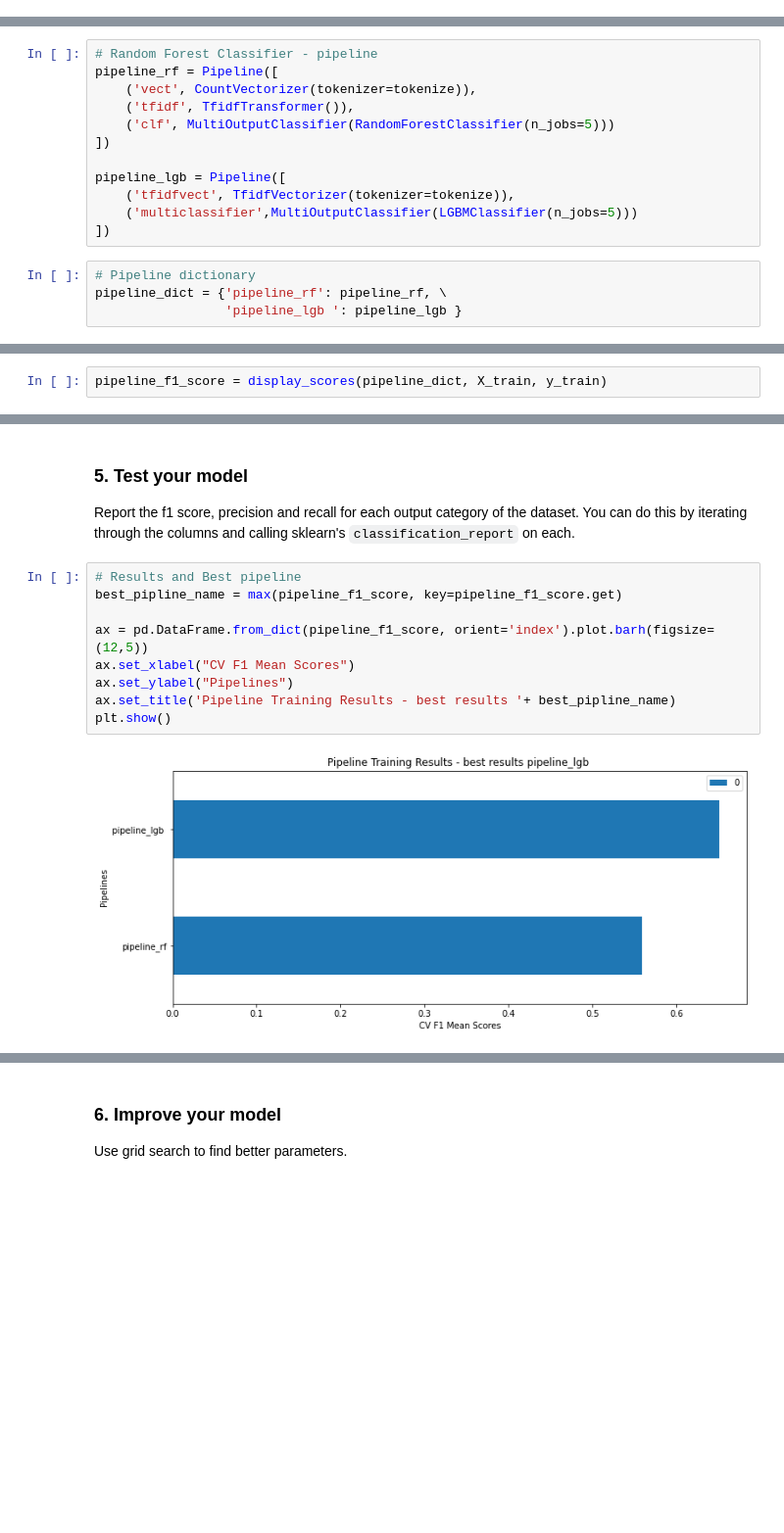
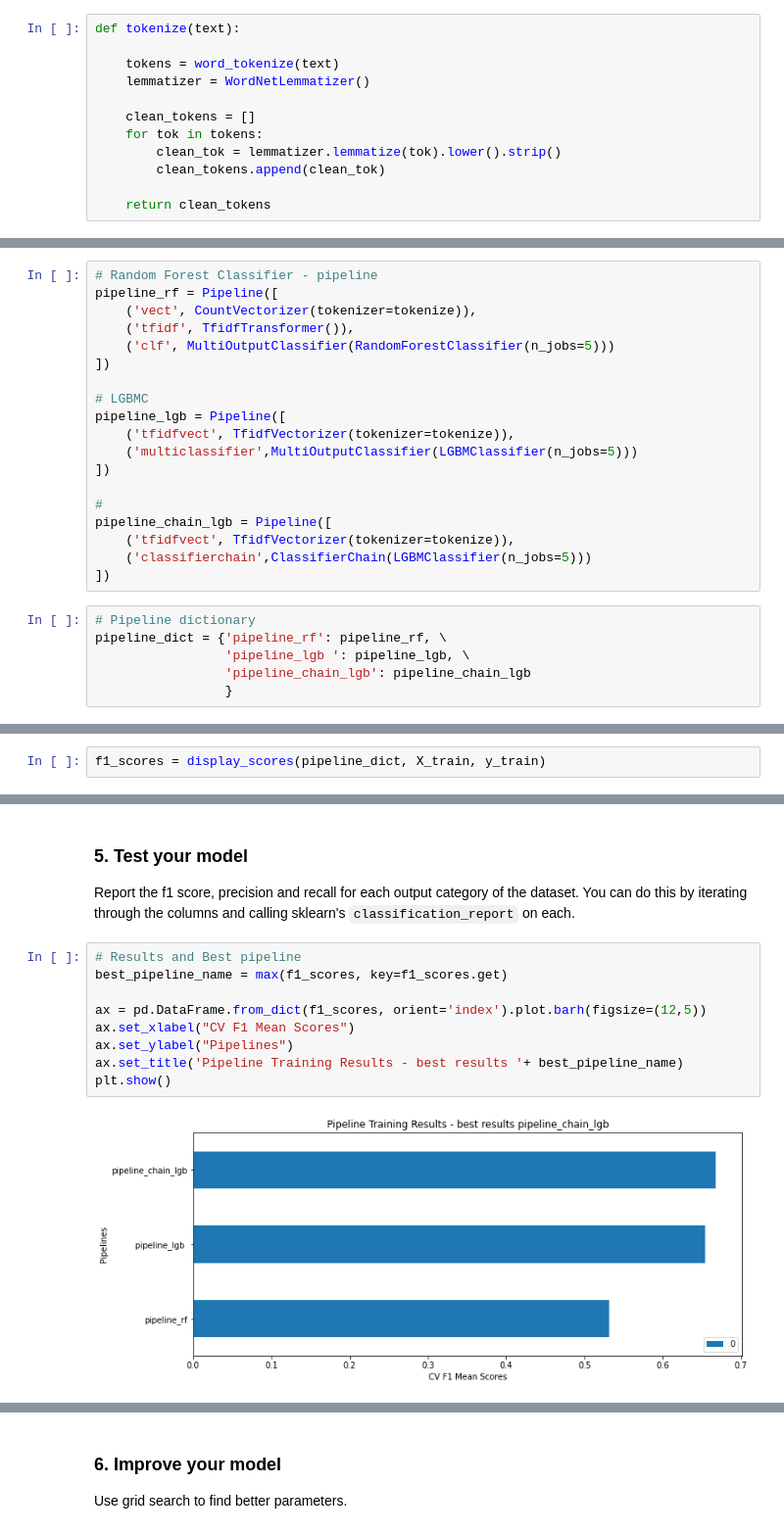
Before and after one commit to waltersmac/Disaster-Response-Pipelines, a Jupyter notebook: notebooks/ML Pipeline Preparation.ipynb, the cells around one changed output, grey strips where cells are left out. Shown at 98% size. Cells and saved outputs as stored; diff of their text form; blank space fills up the shorter version.

```diff
--- a/notebooks/ML Pipeline Preparation.ipynb
+++ b/notebooks/ML Pipeline Preparation.ipynb
@@ -92,3 +71,15 @@ def tokenize(text):
+# %%
+def tokenize(text):
+
+    tokens = word_tokenize(text)
+    lemmatizer = WordNetLemmatizer()
+
+    clean_tokens = []
+    for tok in tokens:
+        clean_tok = lemmatizer.lemmatize(tok).lower().strip()
+        clean_tokens.append(clean_tok)
+
+    return clean_tokens
 # %% [markdown]
 ### 3. Build a machine learning pipeline
 This machine pipeline should take in the `message` column as input and output classification results on the other 36 categories in the dataset. You may find the [MultiOutputClassifier](http://scikit-learn.org/stable/modules/generated/sklearn.multioutput.MultiOutputClassifier.html) helpful for predicting multiple target variables.
@@ -100,14 +91,23 @@ pipeline_rf = Pipeline([
     ('clf', MultiOutputClassifier(RandomForestClassifier(n_jobs=5)))
 ])
 
+# LGBMC
 pipeline_lgb = Pipeline([
     ('tfidfvect', TfidfVectorizer(tokenizer=tokenize)),
     ('multiclassifier',MultiOutputClassifier(LGBMClassifier(n_jobs=5)))
 ])
+
+#
+pipeline_chain_lgb = Pipeline([
+    ('tfidfvect', TfidfVectorizer(tokenizer=tokenize)),
+    ('classifierchain',ClassifierChain(LGBMClassifier(n_jobs=5)))
+])
 # %%
 # Pipeline dictionary
 pipeline_dict = {'pipeline_rf': pipeline_rf, \
-                 'pipeline_lgb ': pipeline_lgb }
+                 'pipeline_lgb ': pipeline_lgb, \
+                 'pipeline_chain_lgb': pipeline_chain_lgb
+                 }
 # %% [markdown]
 ### 4. Train various pipelines
 - Split data into train and test sets
@@ -144,6 +148,6 @@ def display_scores(model_dict, X_train, y_train):
 
     return results
 # %%
-pipeline_f1_score = display_scores(pipeline_dict, X_train, y_train)
+f1_scores = display_scores(pipeline_dict, X_train, y_train)
 # %% [output]
 Training pipeline : pipeline_rf ...
@@ -161,14 +170,14 @@ pipeline_f1_score
 Report the f1 score, precision and recall for each output category of the dataset. You can do this by iterating through the columns and calling sklearn's `classification_report` on each.
 # %%
 # Results and Best pipeline
-best_pipline_name = max(pipeline_f1_score, key=pipeline_f1_score.get)
+best_pipeline_name = max(f1_scores, key=f1_scores.get)
 
-ax = pd.DataFrame.from_dict(pipeline_f1_score, orient='index').plot.barh(figsize=(12,5))
+ax = pd.DataFrame.from_dict(f1_scores, orient='index').plot.barh(figsize=(12,5))
 ax.set_xlabel("CV F1 Mean Scores")
 ax.set_ylabel("Pipelines")
-ax.set_title('Pipeline Training Results - best results '+ best_pipline_name)
+ax.set_title('Pipeline Training Results - best results '+ best_pipeline_name)
 plt.show()
 # %% [output]
-[figure, old version]
+[figure, new version]
 # %%
 # Train best pipline
```
Also changed, not shown: parts of 16 cells of this notebook.
